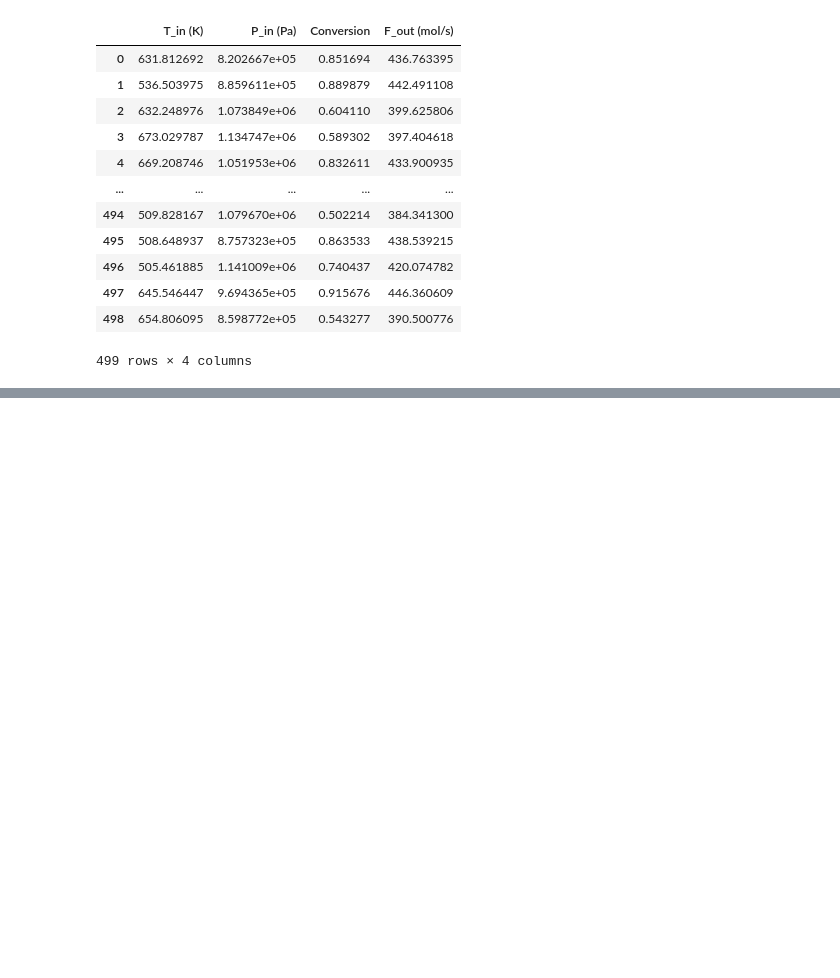
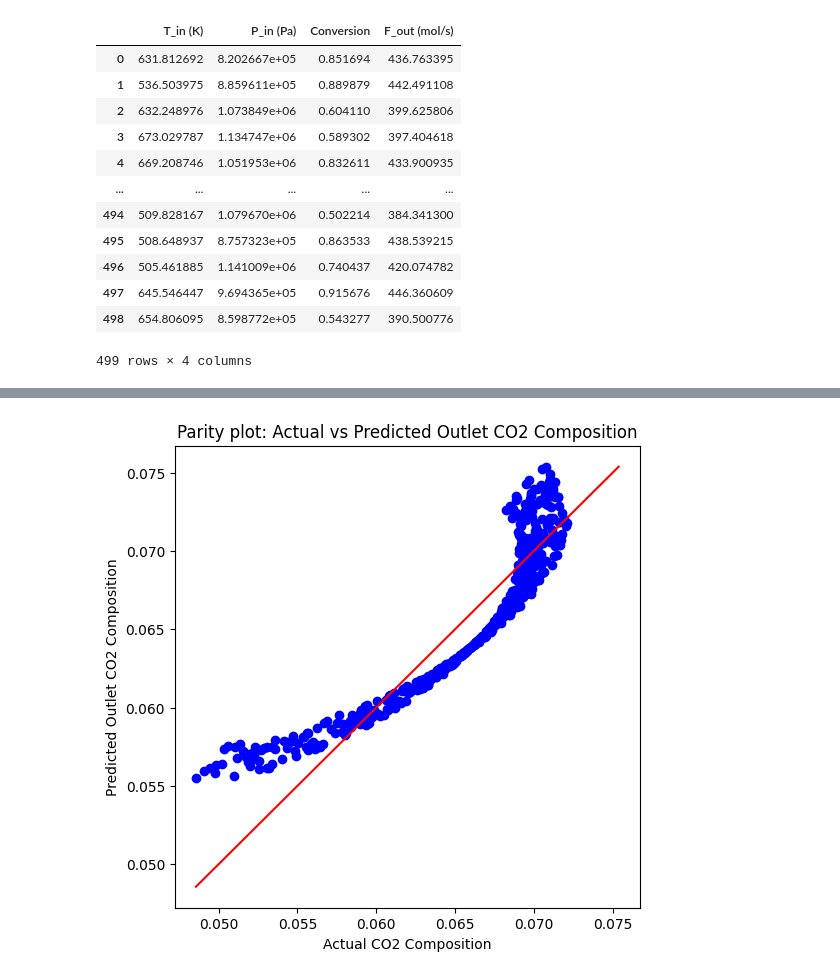
Before and after one commit to Robbybp/surrogate-vs-implicit, a Jupyter notebook: svi/Gibbs_reactor/Testing_Alamo.ipynb, the cells around one changed output, grey strips where cells are left out. Saved outputs shown, nothing was run; the diff lists cells and outputs as text; code cells hidden in the pictures; blank space fills up the shorter version.

```diff
--- a/svi/Gibbs_reactor/Testing_Alamo.ipynb
+++ b/svi/Gibbs_reactor/Testing_Alamo.ipynb
@@ -151,0 +352,3 @@ See the caveats in the documentation: https://pandas.pydata.org/pandas-docs/stab
+# %%
+df_CO2out = df[['T_in (K)', 'P_in (Pa)', 'Conversion', 'CO2']].copy()
+df_CO2out
@@ -151,0 +369,24 @@ See the caveats in the documentation: https://pandas.pydata.org/pandas-docs/stab
+# %%
+inputs = ['T_in (K)', 'P_in (Pa)','Conversion']
+outputs = ['CO2']
+data_in = df_CO2out[inputs]
+data_out = df_CO2out[outputs]
+data_in = np.array(data_in)
+data_out = np.array(data_out)
+result = almain.doalamo(data_in,data_out)
+# %%
+df_CO2out['Predicted Outlet CO2 Composition'] = result['out']['Z1']['model_fun'](df_CO2out['T_in (K)'], df_CO2out['P_in (Pa)'], df_CO2out['Conversion'])
+
+min_val = min(df_CO2out['CO2'].min(), df_CO2out['Predicted Outlet CO2 Composition'].min())
+max_val = max(df_CO2out['CO2'].max(), df_CO2out['Predicted Outlet CO2 Composition'].max())
+parity = np.linspace(min_val, max_val)
+
+plt.figure(figsize=(6,6))
+plt.scatter(df_CO2out['CO2'], df_CO2out['Predicted Outlet CO2 Composition'], color='blue')
+plt.plot(parity, parity, color='red')
+plt.xlabel('Actual CO2 Composition')
+plt.ylabel('Predicted Outlet CO2 Composition')
+plt.title('Parity plot: Actual vs Predicted Outlet CO2 Composition')
+plt.show()
+# %% [output]
+[figure, added]
```
Also changed, not shown: parts of 34 cells of this notebook.
